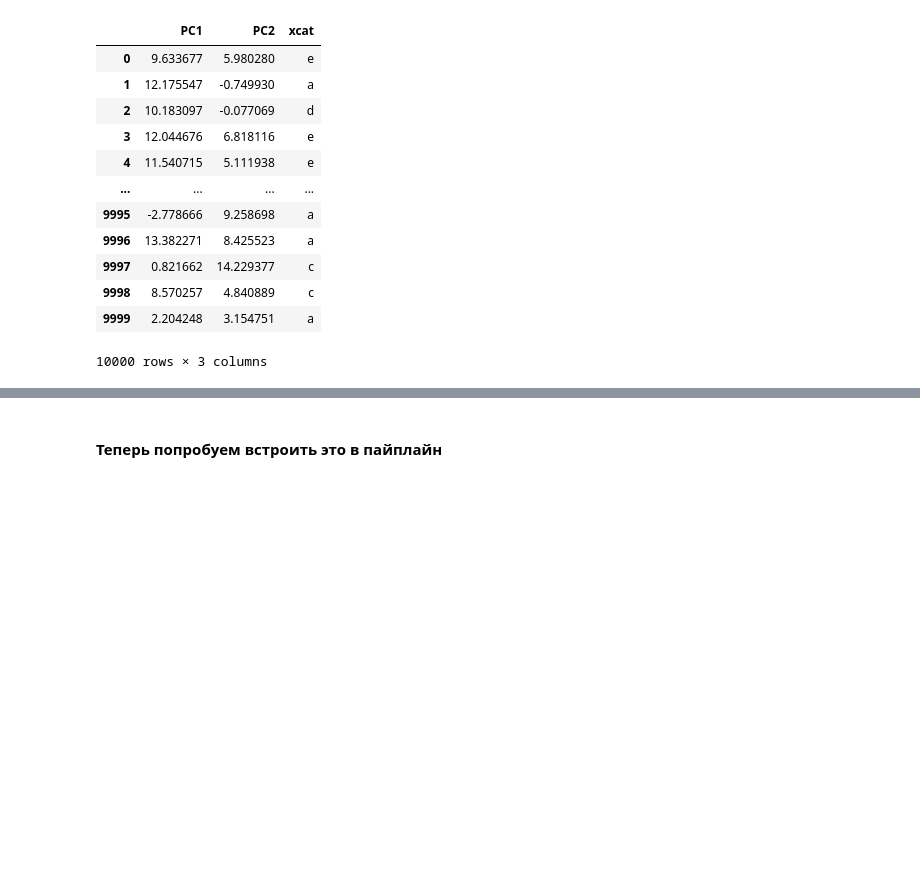
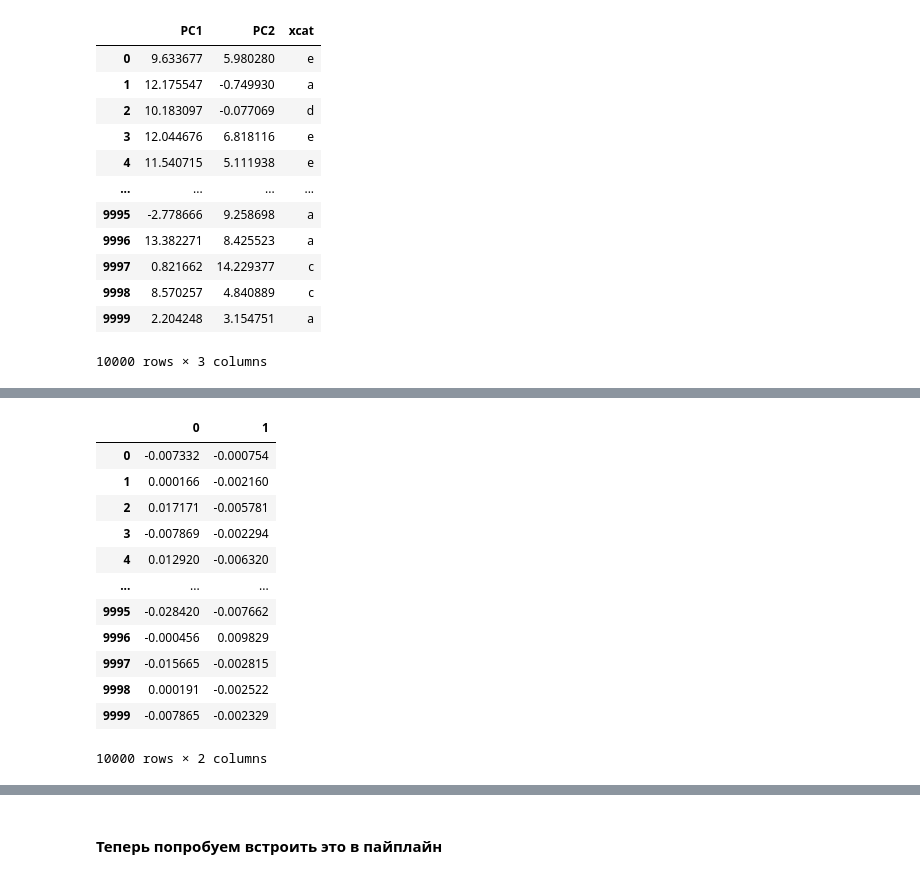
Before and after one commit to uasek/credit_scoring_project, a Jupyter notebook: scoring_model/feature_engineering.ipynb, the cells around one changed output, grey strips where cells are left out. Saved outputs shown, nothing was run; the diff lists cells and outputs as text; code cells hidden in the pictures; blank space fills up the shorter version.

```diff
--- a/scoring_model/feature_engineering.ipynb
+++ b/scoring_model/feature_engineering.ipynb
@@ -325,0 +405,23 @@ Umaper.transform(test_df)
+# %%
+test_df_trunctated = test_df.copy().drop("xcat", 1)
+LLEer = sklearn.manifold.LocallyLinearEmbedding(n_components = 2,  #сколько оставить компонентов; по дефолту - все
+                            n_neighbors = 3,      #количество соседей при оценке расстояний.
+                            reg = 10**(-3), #константа регуляризации, гиперпараметр
+                            neighbors_algorithm = "auto", #aлгоритм поиска ближайших соседей
+                             )
+
+pd.DataFrame(LLEer.fit_transform(test_df_trunctated))
+# %% [output]
+|  | 0 | 1 |
+| 0 | -0.007332 | -0.000754 |
+| 1 | 0.000166 | -0.002160 |
+| 2 | 0.017171 | -0.005781 |
+| 3 | -0.007869 | -0.002294 |
+| 4 | 0.012920 | -0.006320 |
+| ... | ... | ... |
+| 9995 | -0.028420 | -0.007662 |
+| 9996 | -0.000456 | 0.009829 |
+| 9997 | -0.015665 | -0.002815 |
+| 9998 | 0.000191 | -0.002522 |
+| 9999 | -0.007865 | -0.002329 |
+10000 rows × 2 columns
```
Also changed, not shown: parts of 20 cells of this notebook, 1 other file.
